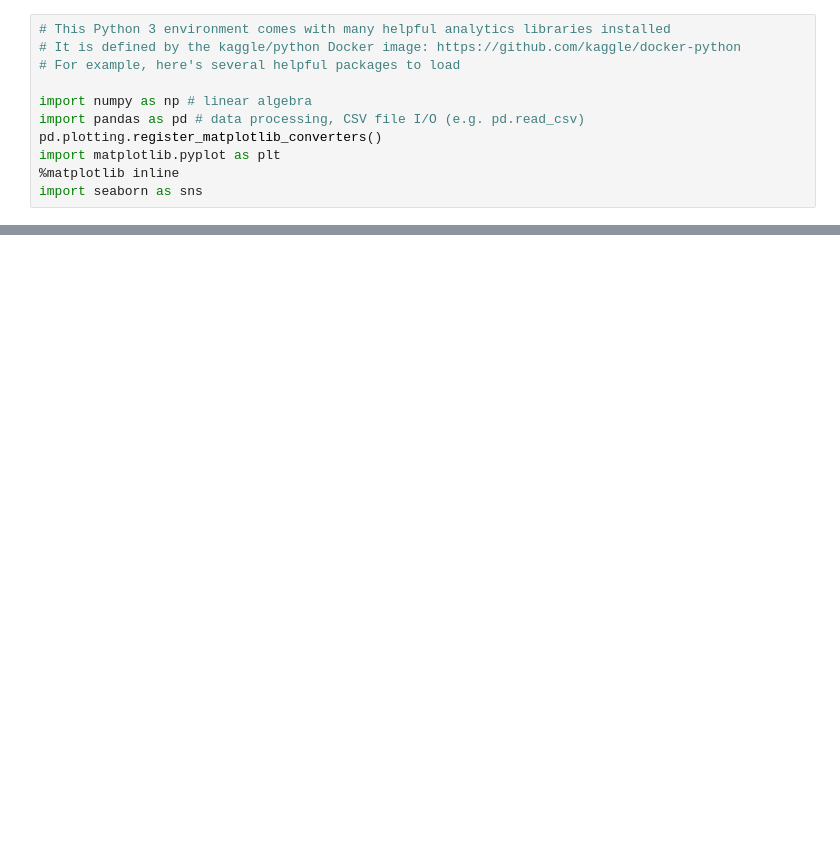
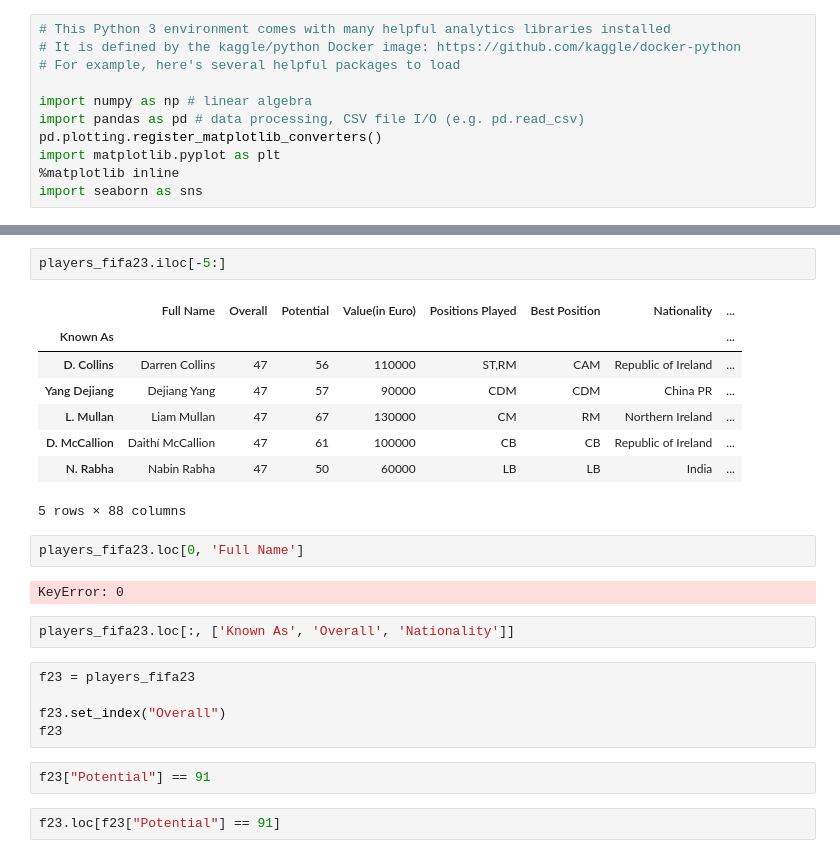
Before and after one commit to diogo-costa-silva/Data-Science, a Jupyter notebook: players-fifa23/players-fifa23.ipynb, the cells around one changed output, grey strips where cells are left out. Drawn from its saved outputs; the diff is of its cells as text; blank space fills up the shorter version.

```diff
--- a/players-fifa23/players-fifa23.ipynb
+++ b/players-fifa23/players-fifa23.ipynb
@@ -109,0 +139,26 @@ Name: 0, Length: 89, dtype: object
+# %%
+players_fifa23.iloc[-5:]
+# %% [output]
+|  | Full Name | Overall | Potential | Value(in Euro) | Positions Played | Best Position | Nationality | ... |
+| Known As |  |  |  |  |  |  |  | ... |
+| D. Collins | Darren Collins | 47 | 56 | 110000 | ST,RM | CAM | Republic of Ireland | ... |
+| Yang Dejiang | Dejiang Yang | 47 | 57 | 90000 | CDM | CDM | China PR | ... |
+| L. Mullan | Liam Mullan | 47 | 67 | 130000 | CM | RM | Northern Ireland | ... |
+| D. McCallion | Daithí McCallion | 47 | 61 | 100000 | CB | CB | Republic of Ireland | ... |
+| N. Rabha | Nabin Rabha | 47 | 50 | 60000 | LB | LB | India | ... |
+5 rows × 88 columns
+# %%
+players_fifa23.loc[0, 'Full Name']
+# %% [output]
+KeyError: 0
+# %%
+players_fifa23.loc[:, ['Known As', 'Overall', 'Nationality']]
+# %%
+f23 = players_fifa23
+
+f23.set_index("Overall")
+f23
+# %%
+f23["Potential"] == 91
+# %%
+f23.loc[f23["Potential"] == 91]
```
Also changed, not shown: parts of 16 cells of this notebook, 1 other file.
